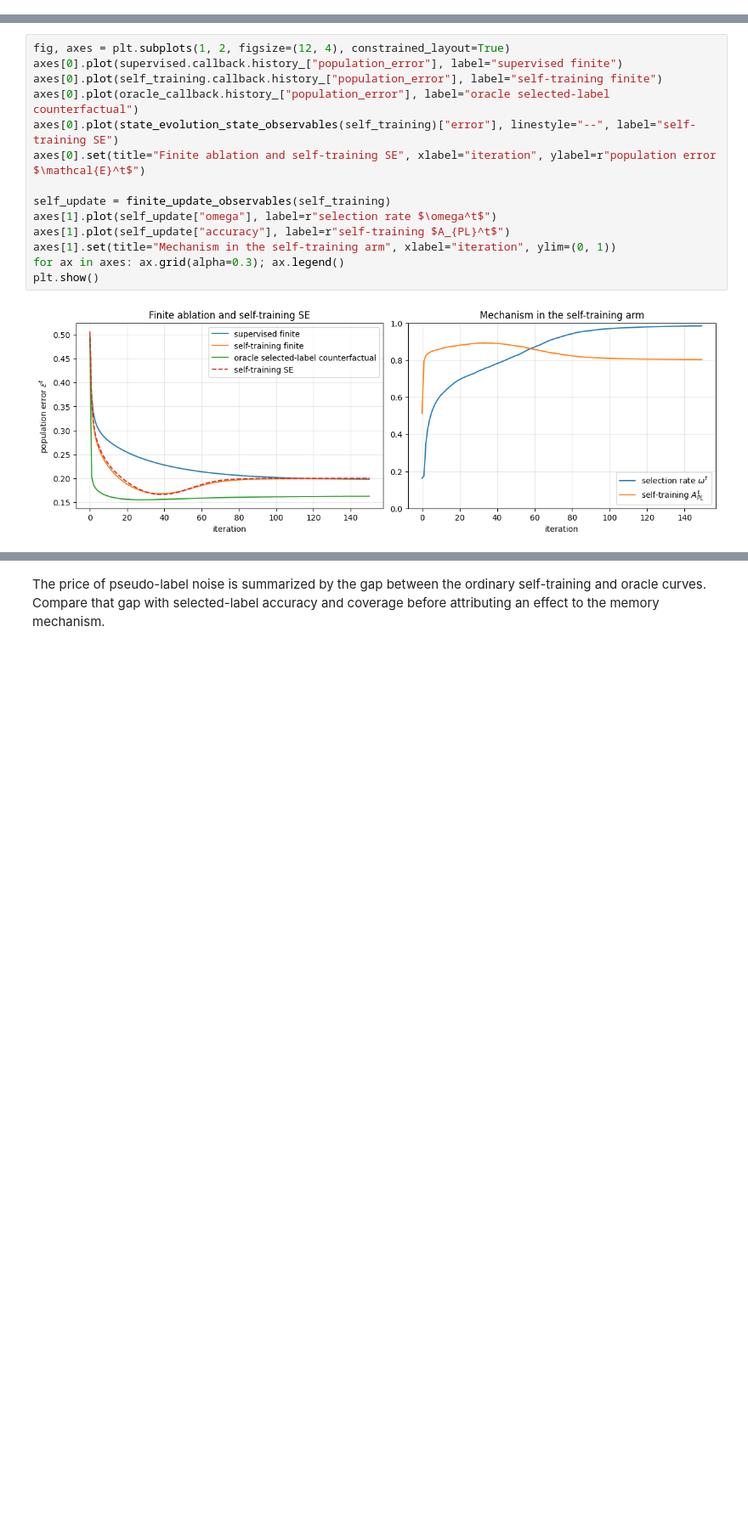
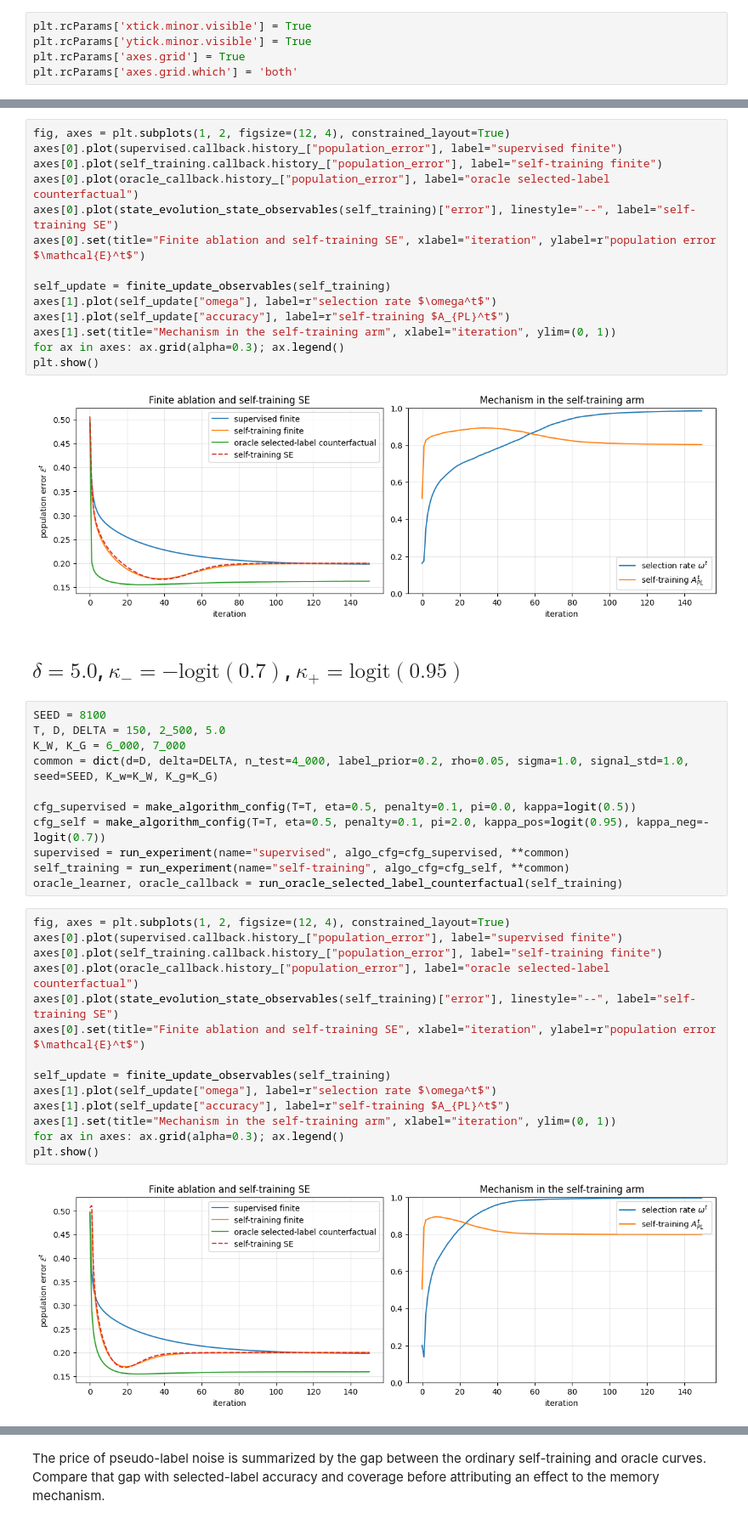
Before and after one commit to ThierryRioual/FeedbackDynamicsOfSelfTraining, a Jupyter notebook: notebooks/08_ablation_self_training_vs_supervised.ipynb, the cells around one changed output, grey strips where cells are left out. Shown at 85% size. Saved outputs shown, nothing was run; the diff lists cells and outputs as text; blank space fills up the shorter version.

Commit message:
Added bias analysis experiments

```diff
--- a/notebooks/08_ablation_self_training_vs_supervised.ipynb
+++ b/notebooks/08_ablation_self_training_vs_supervised.ipynb
@@ -38,5 +38,10 @@ from notebooks.experiment_helpers import (
 from src.asymptotics import MacroscopicStateEvolution
 from src.config import DataConfig
 from src.environment import FourCellSampleTypeLaw, state_evolution_sample_base_sampler
+# %%
+plt.rcParams['xtick.minor.visible'] = True
+plt.rcParams['ytick.minor.visible'] = True
+plt.rcParams['axes.grid'] = True
+plt.rcParams['axes.grid.which'] = 'both'
 # %% [markdown]
 The oracle curve is a theorem-external finite counterfactual: selected unlabeled observations use their true labels at every update while retaining the same design, initialization, confidence mask, and optimization parameters.  It separates the possible benefit of selected additional samples from the cost of pseudo-label errors.  It is not a realizable algorithm and has no state-evolution claim in this notebook.
@@ -67,3 +74,32 @@ for ax in axes: ax.grid(alpha=0.3); ax.legend()
 plt.show()
 # %% [output]
 [figure]
+# %% [markdown]
+## $\delta = 5.0$, $\kappa_- = - \mathrm{logit}(0.7) $, $\kappa_+ = \mathrm{logit}(0.95)$
+# %%
+SEED = 8100
+T, D, DELTA = 150, 2_500, 5.0
+K_W, K_G = 6_000, 7_000
+common = dict(d=D, delta=DELTA, n_test=4_000, label_prior=0.2, rho=0.05, sigma=1.0, signal_std=1.0, seed=SEED, K_w=K_W, K_g=K_G)
+
+cfg_supervised = make_algorithm_config(T=T, eta=0.5, penalty=0.1, pi=0.0, kappa=logit(0.5))
+cfg_self = make_algorithm_config(T=T, eta=0.5, penalty=0.1, pi=2.0, kappa_pos=logit(0.95), kappa_neg=-logit(0.7))
+supervised = run_experiment(name="supervised", algo_cfg=cfg_supervised, **common)
+self_training = run_experiment(name="self-training", algo_cfg=cfg_self, **common)
+oracle_learner, oracle_callback = run_oracle_selected_label_counterfactual(self_training)
+# %%
+fig, axes = plt.subplots(1, 2, figsize=(12, 4), constrained_layout=True)
+axes[0].plot(supervised.callback.history_["population_error"], label="supervised finite")
+axes[0].plot(self_training.callback.history_["population_error"], label="self-training finite")
+axes[0].plot(oracle_callback.history_["population_error"], label="oracle selected-label counterfactual")
+axes[0].plot(state_evolution_state_observables(self_training)["error"], linestyle="--", label="self-training SE")
+axes[0].set(title="Finite ablation and self-training SE", xlabel="iteration", ylabel=r"population error $\mathcal{E}^t$")
+
+self_update = finite_update_observables(self_training)
+axes[1].plot(self_update["omega"], label=r"selection rate $\omega^t$")
+axes[1].plot(self_update["accuracy"], label=r"self-training $A_{PL}^t$")
+axes[1].set(title="Mechanism in the self-training arm", xlabel="iteration", ylim=(0, 1))
+for ax in axes: ax.grid(alpha=0.3); ax.legend()
+plt.show()
+# %% [output]
+[figure, added]
```
Also changed, not shown: parts of 8 cells of this notebook, 20 other files.
